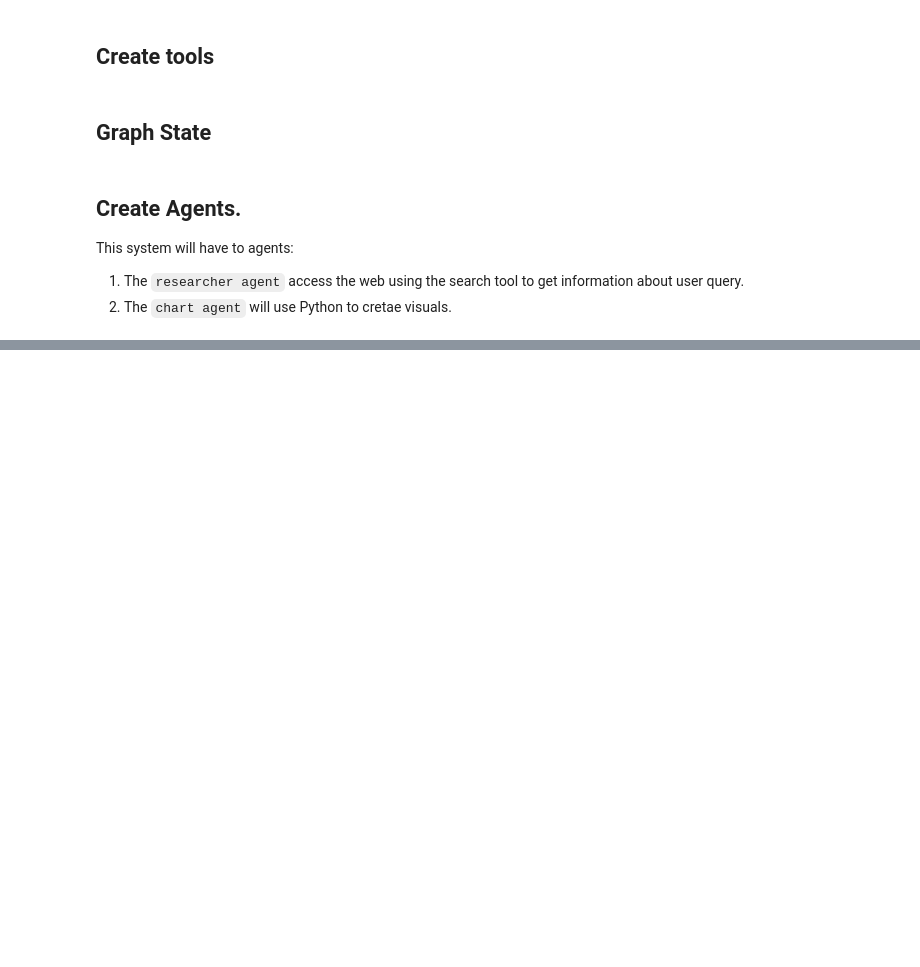
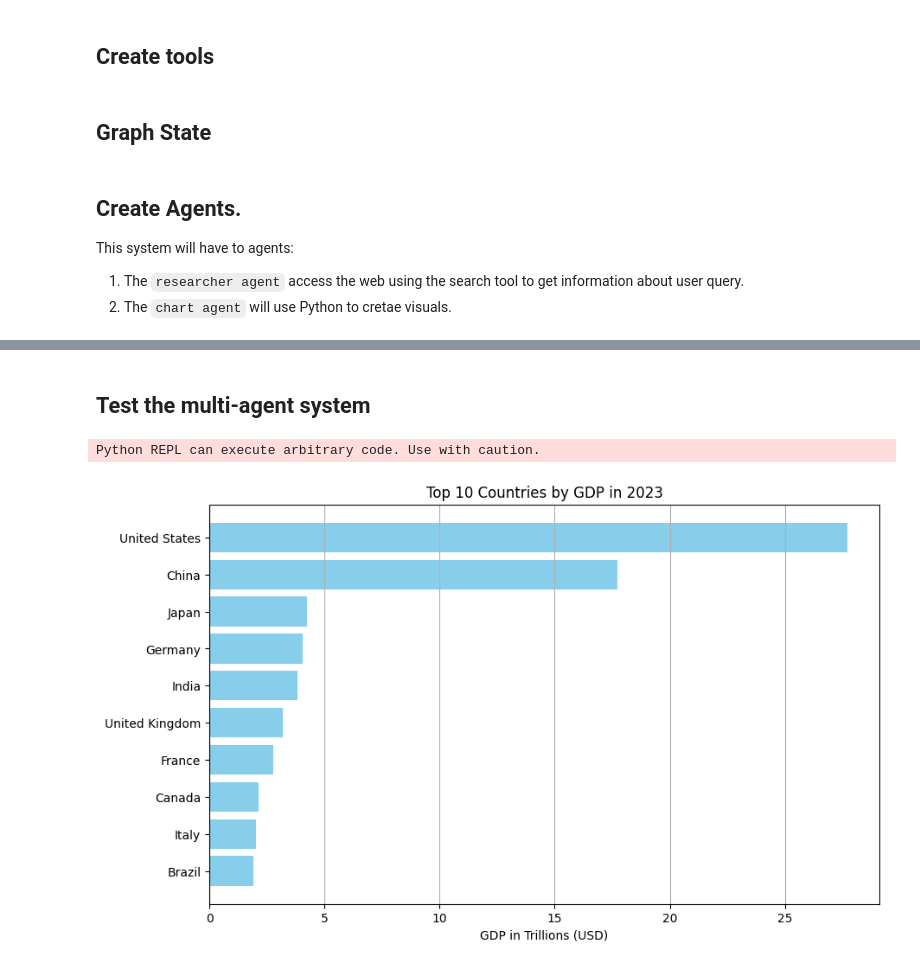
Before and after one commit to jdgallegoq/react-agent, a Jupyter notebook: notebooks/multi_agent_system.ipynb, the cells around one changed output, grey strips where cells are left out. Cells and saved outputs as stored; diff of their text form; code cells hidden in the pictures; blank space fills up the shorter version.

```diff
--- a/notebooks/multi_agent_system.ipynb
+++ b/notebooks/multi_agent_system.ipynb
@@ -82,7 +82,7 @@ research_prompt = ChatPromptTemplate.from_messages(
     ]
 )
 
-reseach_agent = (research_prompt | llm.bind_tools(search_tool))
+research_agent = (research_prompt | llm.bind_tools(search_tool))
 
 # -------------------------- Chart agent -------------------------- #
 chart_tool = [python_repl]
@@ -113,0 +119,19 @@ chart_agent = (chart_prompt | llm.bind_tools(chart_tool))
+# %%
+def research_agent_node(state):
+    result = research_agent.invoke(state)
+    # convert output to append to global state
+    if isinstance(result, ToolMessage):
+        pass
+    else:
+        result = AIMessage(**result.dict(exclude={"type", "name"}), name="Researcher")
+        # this can be tracked as it is a stric flow
+    return {"messages": [result], "sender": "Researcher"}
+
+def chart_agent_node(state):
+    result = chart_agent.invoke(state)
+    if isinstance(result, ToolMessage):
+        pass
+    else:
+        result = AIMessage(**result.dict(exclude={"type", "name"}), name="chart_generator")
+        # this can be tracked as it is a stric flow
+    return {"messages": [result], "sender": "chart_generator"}
@@ -113,0 +146,11 @@ chart_agent = (chart_prompt | llm.bind_tools(chart_tool))
+# %%
+def router(state) -> Literal["call_tool", "__end__", "continue"]:
+    messages = state["messages"]
+    last_message = messages[-1]
+    if last_message.tool_calls:
+        # if last message is calling a tool then return call_tool
+        return "call_tool"
+    if "FINAL ANSWER" in last_message.content:
+        # if last message is the final answet then return the end call to end graph run
+        return "__end__"
+    return "continue"
@@ -113,0 +205,13 @@ chart_agent = (chart_prompt | llm.bind_tools(chart_tool))
+# %% [markdown]
+## Test the multi-agent system
+# %%
+prompt = """Fetch the data of the top 10 countries with the highest GDP in the world.
+            Then use this data and draw a bar chart.
+         """
+
+response = agent.invoke({"messages": [('human', prompt)]},
+                        # Maximum number of steps to take in the graph
+                        {"recursion_limit": 150},)
+# %% [output]
+Python REPL can execute arbitrary code. Use with caution.
+[figure, added]
```
Also changed, not shown: parts of 11 cells of this notebook.
